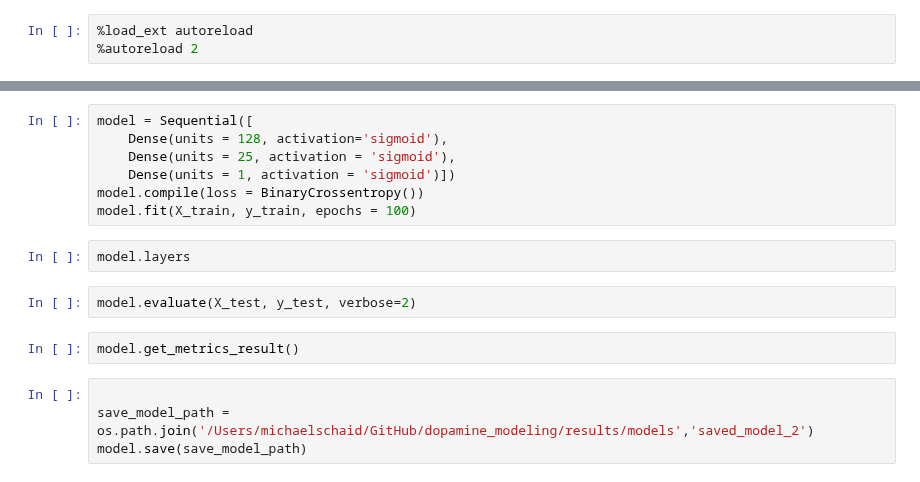
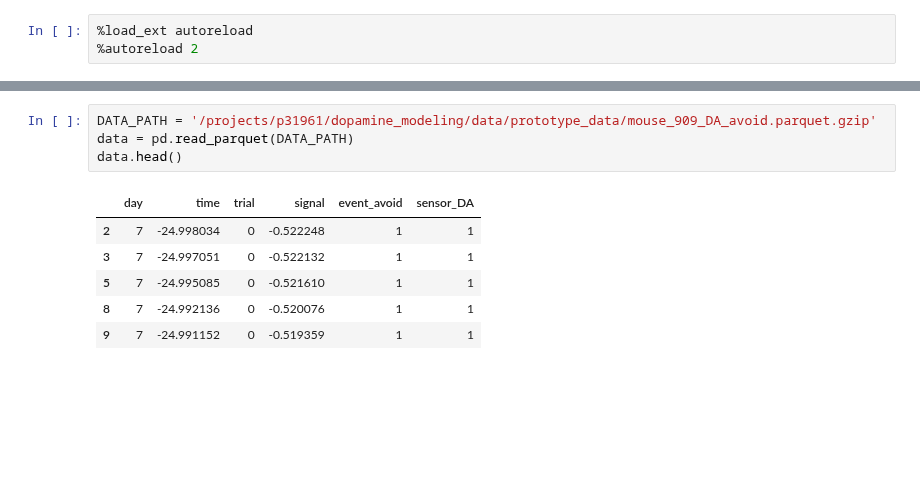
Before and after one commit to Mschaid/ENIGMA, a Jupyter notebook: notebooks/Initial_cleaning_and_experimentation.ipynb, the cells around one changed output, grey strips where cells are left out. Saved outputs shown, nothing was run; the diff lists cells and outputs as text; blank space fills up the shorter version.

Commit message:
test downsample

```diff
--- a/notebooks/Initial_cleaning_and_experimentation.ipynb
+++ b/notebooks/Initial_cleaning_and_experimentation.ipynb
@@ -59,17 +26,11 @@ sample.to_parquet('/Users/michaelschaid/GitHub/dopamine_modeling/data/gaby_test/
-# %%
-model = Sequential([
-    Dense(units = 128, activation='sigmoid'),
-    Dense(units = 25, activation = 'sigmoid'),
-    Dense(units = 1, activation = 'sigmoid')])
-model.compile(loss = BinaryCrossentropy())
-model.fit(X_train, y_train, epochs = 100)
-# %%
-model.layers
-# %%
-model.evaluate(X_test, y_test, verbose=2)
-# %%
-model.get_metrics_result()
-# %%
-
-save_model_path = os.path.join('/Users/michaelschaid/GitHub/dopamine_modeling/results/models','saved_model_2')
-model.save(save_model_path)
+# %%
+DATA_PATH = '/projects/p31961/dopamine_modeling/data/prototype_data/mouse_909_DA_avoid.parquet.gzip'
+data = pd.read_parquet(DATA_PATH)
+data.head()
+# %% [output]
+|  | day | time | trial | signal | event_avoid | sensor_DA |
+| 2 | 7 | -24.998034 | 0 | -0.522248 | 1 | 1 |
+| 3 | 7 | -24.997051 | 0 | -0.522132 | 1 | 1 |
+| 5 | 7 | -24.995085 | 0 | -0.521610 | 1 | 1 |
+| 8 | 7 | -24.992136 | 0 | -0.520076 | 1 | 1 |
+| 9 | 7 | -24.991152 | 0 | -0.519359 | 1 | 1 |
```
Also changed, not shown: parts of 9 cells of this notebook.
